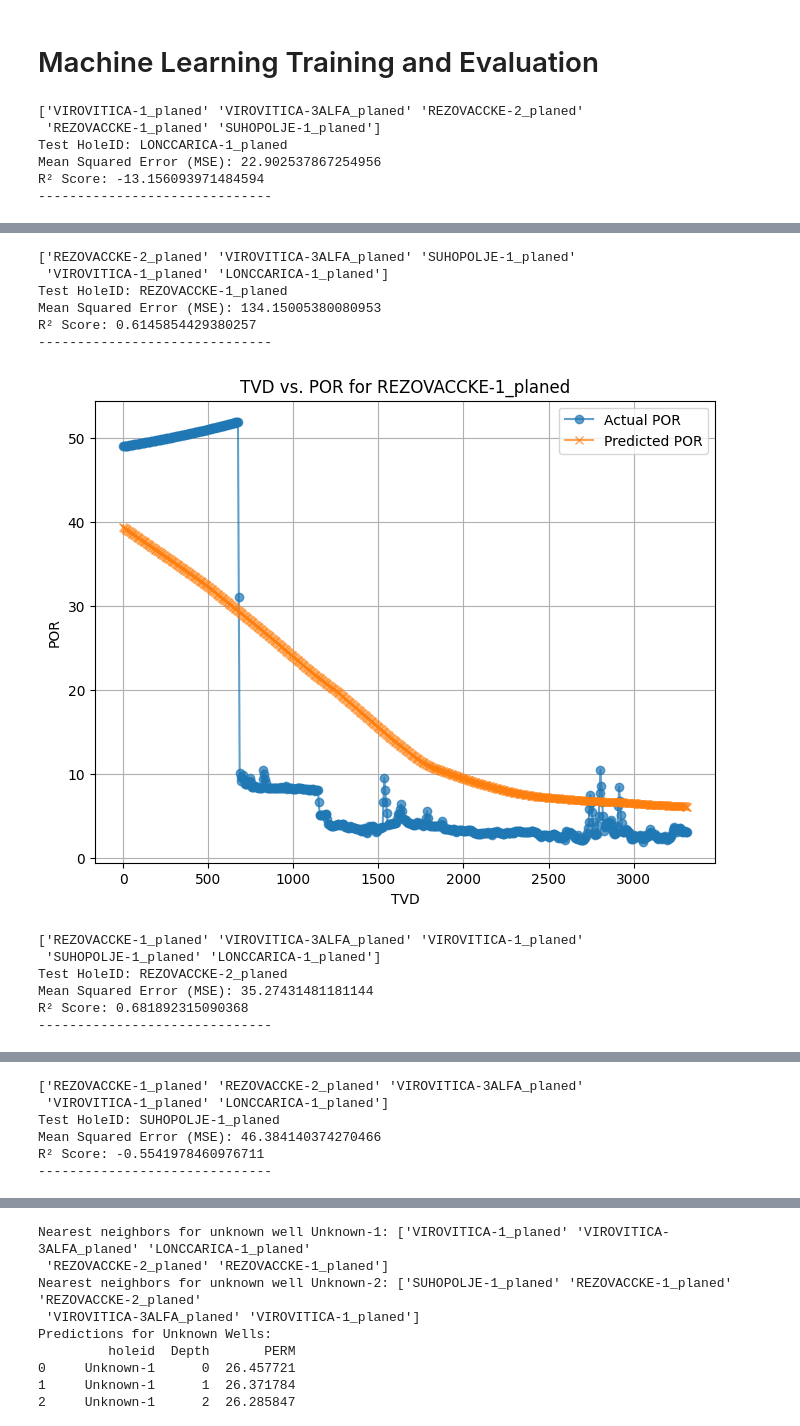
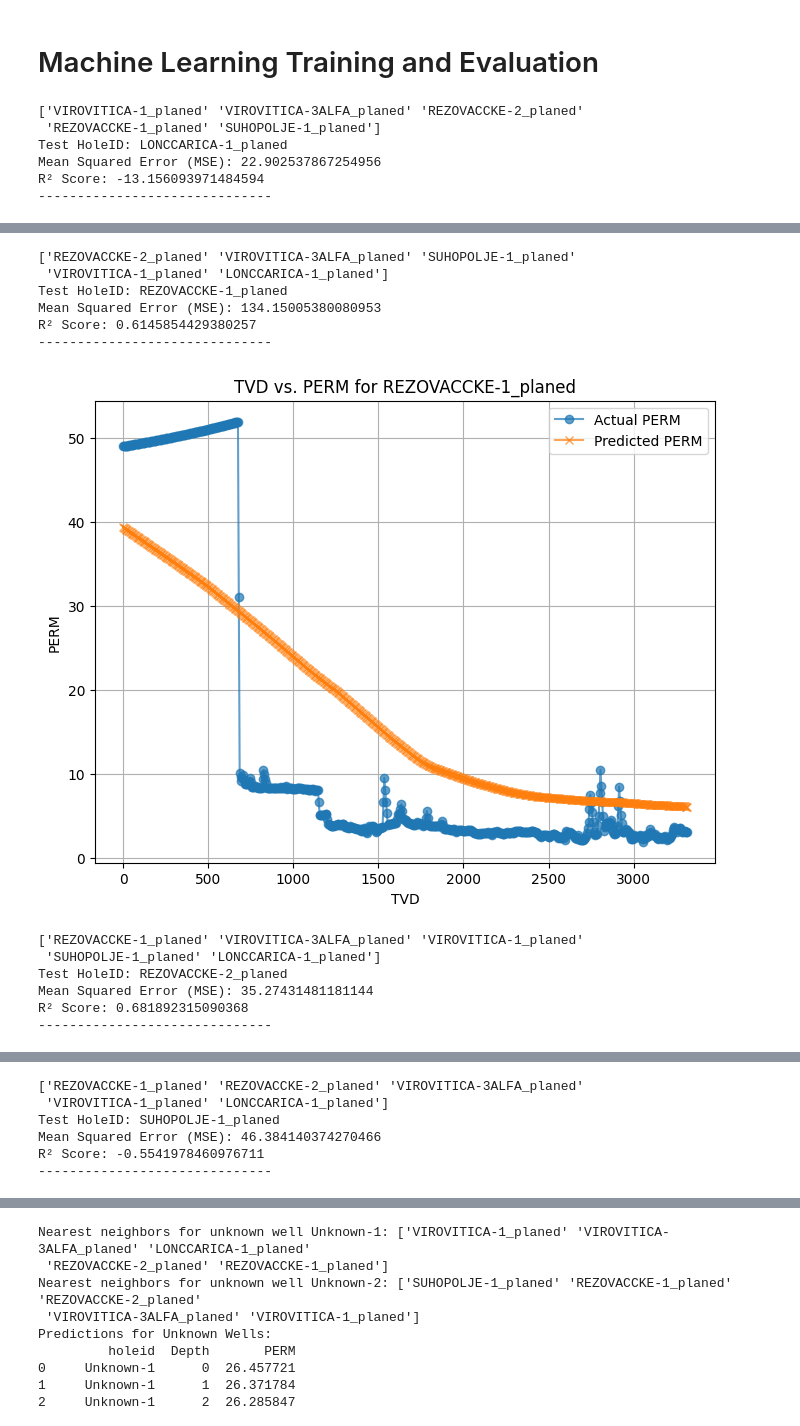
Before and after one commit to REDOUANEKHEIREDDINE/geohackathon2024, a Jupyter notebook: Code/permeability_model.ipynb, the cells around one changed output, grey strips where cells are left out. Saved outputs shown, nothing was run; the diff lists cells and outputs as text; code cells hidden in the pictures.

```diff
--- a/Code/permeability_model.ipynb
+++ b/Code/permeability_model.ipynb
@@ -132,11 +132,11 @@ for test_holeid in hole_coords['holeid'].unique():
 
     # Plot TVD vs Actual POR and Predicted POR
     plt.figure(figsize=(8, 6))
-    plt.plot(tvd_test, y_test, 'o-', label="Actual POR", alpha=0.7)
-    plt.plot(tvd_test, y_pred, 'x-', label="Predicted POR", alpha=0.7)
+    plt.plot(tvd_test, y_test, 'o-', label="Actual PERM", alpha=0.7)
+    plt.plot(tvd_test, y_pred, 'x-', label="Predicted PERM", alpha=0.7)
     plt.xlabel("TVD")
-    plt.ylabel("POR")
-    plt.title(f"TVD vs. POR for {test_holeid}")
+    plt.ylabel("PERM")
+    plt.title(f"TVD vs. PERM for {test_holeid}")
     plt.legend()
     plt.grid(True)
     plt.show()
@@ -158,10 +158,10 @@ R² Score: -13.156093971484594
 ['REZOVACCKE-2_planed' 'VIROVITICA-3ALFA_planed' 'SUHOPOLJE-1_planed'
  'VIROVITICA-1_planed' 'LONCCARICA-1_planed']
 Test HoleID: REZOVACCKE-1_planed
 Mean Squared Error (MSE): 134.15005380080953
 R² Score: 0.6145854429380257
 ------------------------------
-[figure, old version]
+[figure, new version]
 ['REZOVACCKE-1_planed' 'VIROVITICA-3ALFA_planed' 'VIROVITICA-1_planed'
  'SUHOPOLJE-1_planed' 'LONCCARICA-1_planed']
 Test HoleID: REZOVACCKE-2_planed
```
Also changed, not shown: parts of 1 cell of this notebook, 4 other files.
